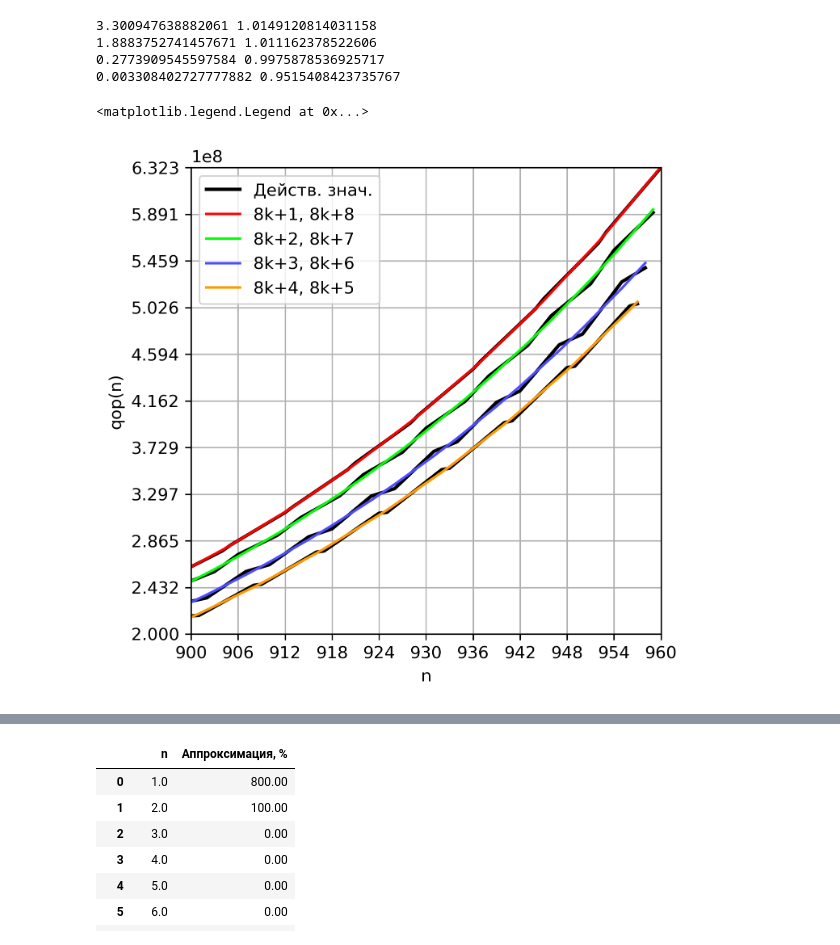
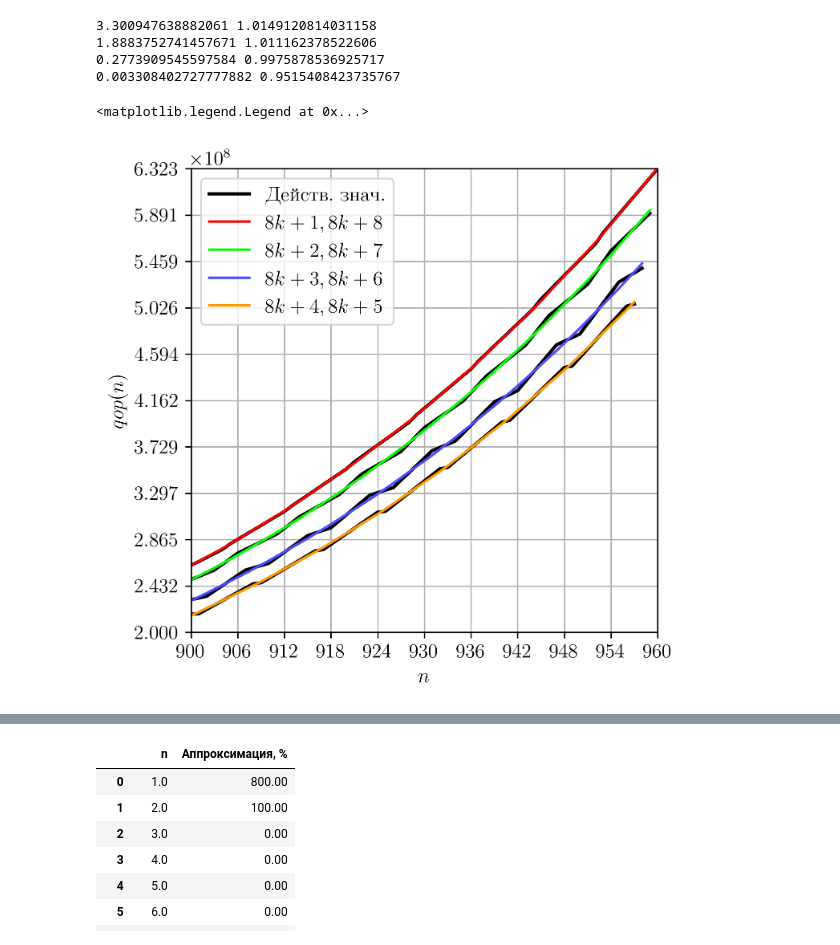
Before and after one commit to SashaSamoilov/qop-partitions, a Jupyter notebook: charts/charts.ipynb, the cells around one changed output, grey strips where cells are left out. Cells and saved outputs as stored; diff of their text form; code cells hidden in the pictures.

```diff
--- a/charts/charts.ipynb
+++ b/charts/charts.ipynb
@@ -10,6 +10,12 @@ from scipy.optimize import curve_fit
 pd.set_option('display.max_rows', None)
 pd.set_option('display.max_columns', None)
 pd.set_option('display.max_colwidth', None)
+
+matplotlib.rcParams['text.usetex'] = True
+matplotlib.rcParams['text.latex.preamble'] = r"\usepackage[russian]{babel}"
+matplotlib.rcParams['font.family'] = "serif"
+matplotlib.rcParams['font.serif'] = "Computer Modern"
+matplotlib.rcParams['font.size'] = 12
 # %%
 def GetSet(filename):
     retY = np.zeros(0, dtype=np.longdouble)
@@ -426,40 +437,40 @@ print(a, b)
 maxX1 = 900
 maxY1 = 200000000
 maxX2 = int(np.max(qopX))
 maxY2 = int(np.max(qopY))
 
 step1X = (maxX2 - maxX1) // 10
 step1Y = (maxY2 - maxY1) // 10
 
 if step1X < 1:
     step1X = 1
 
 if step1Y < 1:
     step1Y = 1
 
 fig, ax = plt.subplots(figsize=(5, 5), dpi=300)
 ax.set_xlim([maxX1, maxX2])
 ax.set_ylim([maxY1, maxY2])
 ax.xaxis.set_ticks(np.arange(maxX1, maxX2 + 1, step1X))
 ax.yaxis.set_ticks(np.arange(maxY1, maxY2 + 1, step1Y))
-ax.set_xlabel('n')
-ax.set_ylabel('qop(n)')
+ax.set_xlabel('$n$')
+ax.set_ylabel('$qop(n)$')
 
 ax.plot(q1X, q1Y, linewidth=2, color=(0, 0, 0), label='Действ. знач.')
 ax.plot(q2X, q2Y, linewidth=2, color=(0, 0, 0))
 ax.plot(q3X, q3Y, linewidth=2, color=(0, 0, 0))
 ax.plot(q4X, q4Y, linewidth=2, color=(0, 0, 0))
 
-ax.plot(q1X, q1Ya, linewidth=1.5, color=(1, 0, 0), label='8k+1, 8k+8')
-ax.plot(q2X, q2Ya, linewidth=1.5, color=(0, 1, 0), label='8k+2, 8k+7')
-ax.plot(q3X, q3Ya, linewidth=1.5, color=(0.3, 0.3, 1), label='8k+3, 8k+6')
-ax.plot(q4X, q4Ya, linewidth=1.5, color=(1, 0.6, 0), label='8k+4, 8k+5')
+ax.plot(q1X, q1Ya, linewidth=1.5, color=(1, 0, 0), label='$8k+1, 8k+8$')
+ax.plot(q2X, q2Ya, linewidth=1.5, color=(0, 1, 0), label='$8k+2, 8k+7$')
+ax.plot(q3X, q3Ya, linewidth=1.5, color=(0.3, 0.3, 1), label='$8k+3, 8k+6$')
+ax.plot(q4X, q4Ya, linewidth=1.5, color=(1, 0.6, 0), label='$8k+4, 8k+5$')
 
 ax.grid(True)
 ax.legend()
 # %% [output]
 <matplotlib.legend.Legend at 0x...>
-[figure, old version]
+[figure, new version]
 # %%
 maxX1 = 1
 maxY1 = 0
```
Also changed, not shown: parts of 8 cells of this notebook, 1 other file.
